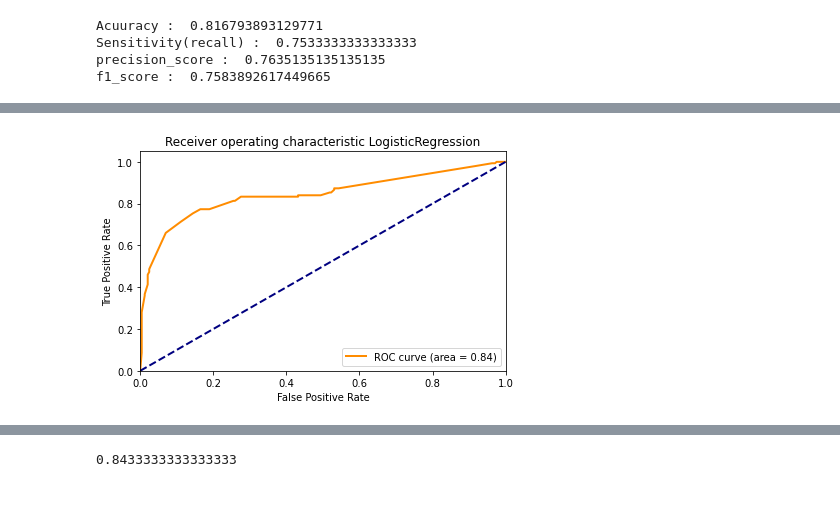
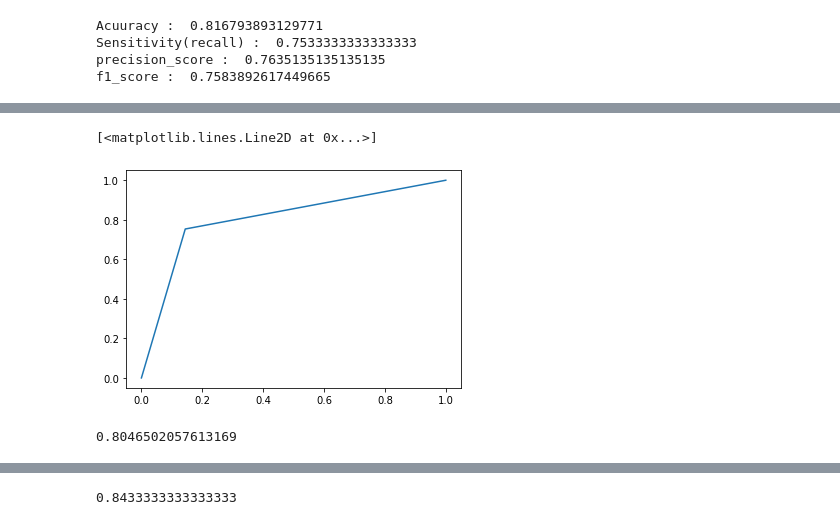
Before and after one commit to ttnyoung/ADP, a Jupyter notebook: ADP24/2_모의고사 숙제 업로드/모의고사 2-2/모의고사2-2_정형데이터마이닝_문재민.ipynb, the cells around one changed output, grey strips where cells are left out. Saved outputs shown, nothing was run; the diff lists cells and outputs as text; code cells hidden in the pictures; blank space fills up the shorter version.

```diff
--- a/ADP24/2_모의고사 숙제 업로드/모의고사 2-2/모의고사2-2_정형데이터마이닝_문재민.ipynb
+++ b/ADP24/2_모의고사 숙제 업로드/모의고사 2-2/모의고사2-2_정형데이터마이닝_문재민.ipynb
@@ -349,28 +429,21 @@ f1_score :  0.7583892617449665
 # %%
 # 확률로 예측하기
 y_pred_proba = Stepwise_best_model.predict(X_test[Stepwise_best_model.params.index])
 
 from sklearn.metrics import roc_curve, auc
 import matplotlib.pyplot as plt
 # ROC 커브 시각화
 
-def draw_roc(test_y, pred_y, model_name):
-    fpr, tpr, thr = roc_curve(test_y, pred_y)
-    roc_auc = auc(fpr, tpr)
-    plt.figure()
-    lw = 2
-    plt.plot(fpr, tpr, color = 'darkorange',
-            lw = lw, label = "ROC curve (area = %0.2f)" % roc_auc)
-    plt.plot([0, 1], [0, 1], color='navy', lw=lw, linestyle='--')
-    plt.xlim([0.0, 1.0])
-    plt.ylim([0.0, 1.05])
-    plt.xlabel("False Positive Rate")
-    plt.ylabel("True Positive Rate")
-    plt.title("Receiver operating characteristic {}".format(model_name))
-    plt.legend(loc='lower right')
-    plt.ion()
-    plt.tight_layout()
-    plt.show()
-draw_roc(y_test, y_pred_proba, "LogisticRegression")
+fpr, tpr, thr = roc_curve(y_test, round(y_pred_proba))
+roc_auc= auc(fpr,tpr)
+plt.figure()
+plt.plot(fpr,tpr)
 # %% [output]
+[<matplotlib.lines.Line2D at 0x...>]
-[figure, old version]
+[figure, new version]
+# %%
+from sklearn.metrics import roc_auc_score
+
+roc_auc_score(y_test,round(y_pred_proba))
+# %% [output]
+0.8046502057613169
```
Also changed, not shown: parts of 7 cells of this notebook, 4 other files.
